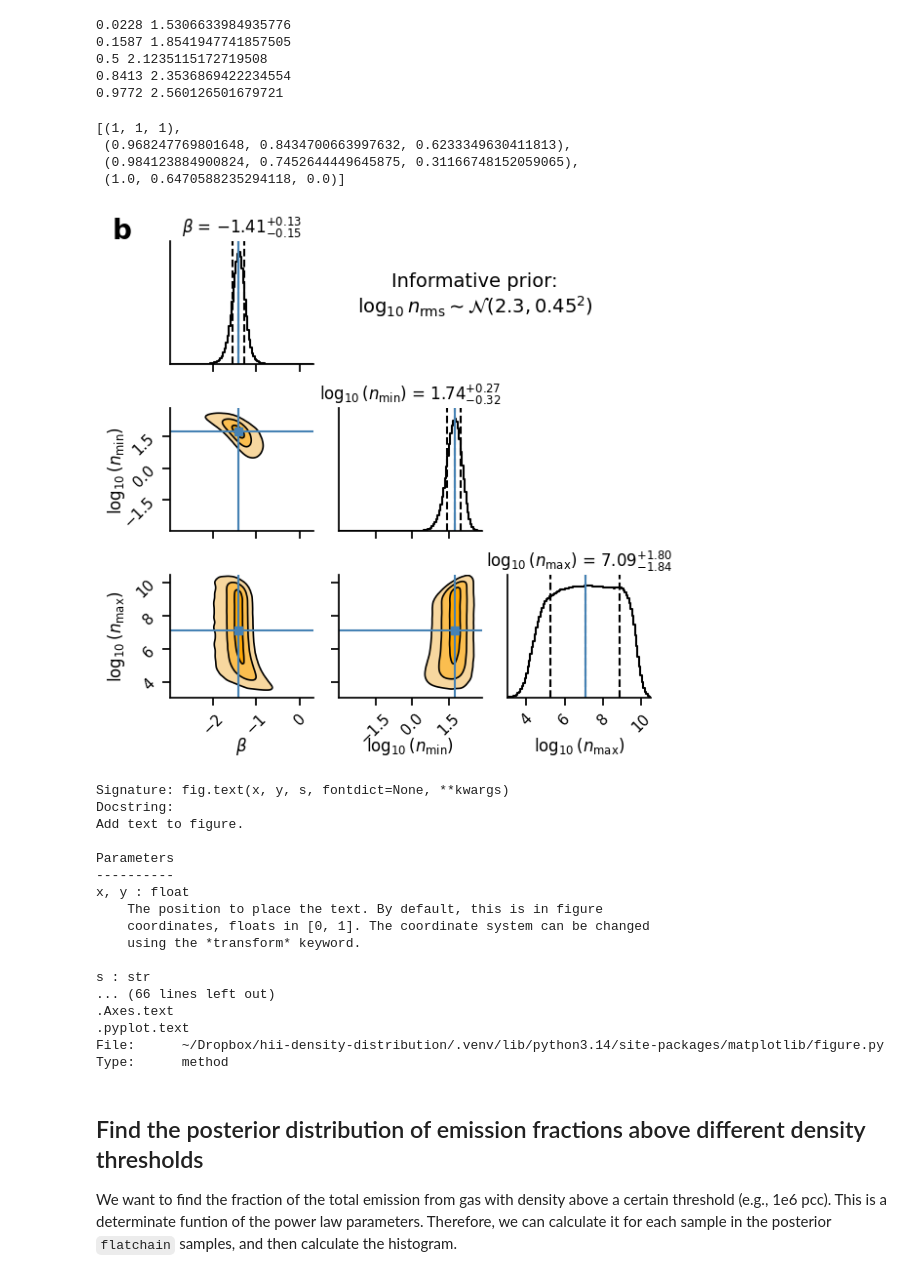
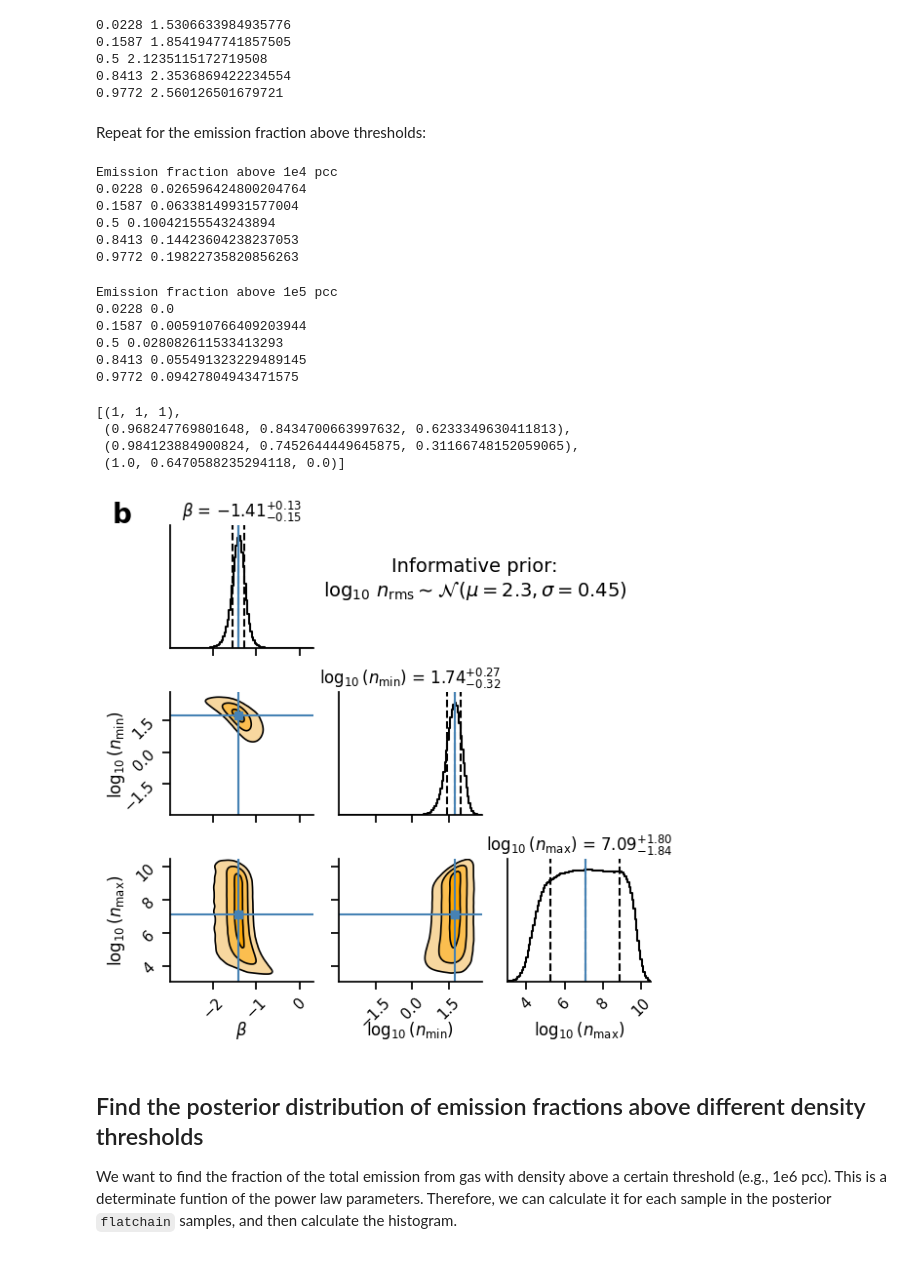
Before and after one commit to will-henney/hii-density-distribution, a Jupyter notebook: density_diagnostic_fit.ipynb, the cells around one changed output. Cells and saved outputs as stored; diff of their text form; code cells hidden in the pictures.

```diff
--- a/density_diagnostic_fit.ipynb
+++ b/density_diagnostic_fit.ipynb
@@ -508,5 +508,29 @@ samples["log_nrms"] = samples.apply(
     ),
     axis=1,
 )
+samples["fe4"] = samples.apply(
+    lambda x: np.log10(
+        ddt.PowerLawPDF(x["m"], 10 ** x["log_n0"], 10 ** x["log_n1"]).fraction_above(1e4)
+    ),
+    axis=1,
+)
+samples["fe5"] = samples.apply(
+    lambda x: np.log10(
+        ddt.PowerLawPDF(x["m"], 10 ** x["log_n0"], 10 ** x["log_n1"]).fraction_above(1e5)
+    ),
+    axis=1,
+)
+samples["fv4"] = samples.apply(
+    lambda x: np.log10(
+        ddt.PowerLawPDF(x["m"], 10 ** x["log_n0"], 10 ** x["log_n1"]).fraction_above(1e4, weighting="volume")
+    ),
+    axis=1,
+)
+samples["fv5"] = samples.apply(
+    lambda x: np.log10(
+        ddt.PowerLawPDF(x["m"], 10 ** x["log_n0"], 10 ** x["log_n1"]).fraction_above(1e5, weighting="volume")
+    ),
+    axis=1,
+)
 samples
 # %% [output]
@@ -678,9 +702,9 @@ Rather than redo the MCMC we will use the new prior as a weight for the posterio
 # arrays from your existing flattened chain
 
 m = samples["m"]
-log_nmin = samples["log_n0"]
-log_nmax = samples["log_n1"]
-log_nrms = samples["log_nrms"]  # derived quantity already computed
+log_nmin = samples["log_n0"].to_numpy()
+log_nmax = samples["log_n1"].to_numpy()
+log_nrms = samples["log_nrms"].to_numpy()  # derived quantity already computed
 
 # proposed prior on log10(n_rms)
 mu = 2.3
@@ -717,6 +746,30 @@ for q in [0.0228, 0.1587, 0.5, 0.8413, 0.9772]:
 0.5 2.1235115172719508
 0.8413 2.3536869422234554
 0.9772 2.560126501679721
+# %% [markdown]
+Repeat for the emission fraction above thresholds:
+# %%
+print("Emission fraction above 1e4 pcc")
+for q in [0.0228, 0.1587, 0.5, 0.8413, 0.9772]:
+    print(q, 10**weighted_quantile(samples["fe4"], q, w))
+# %% [output]
+Emission fraction above 1e4 pcc
+0.0228 0.026596424800204764
+0.1587 0.06338149931577004
+0.5 0.10042155543243894
+0.8413 0.14423604238237053
+0.9772 0.19822735820856263
+# %%
+print("Emission fraction above 1e5 pcc")
+for q in [0.0228, 0.1587, 0.5, 0.8413, 0.9772]:
+    print(q, 10**weighted_quantile(samples["fe5"], q, w))
+# %% [output]
+Emission fraction above 1e5 pcc
+0.0228 0.0
+0.1587 0.005910766409203944
+0.5 0.028082611533413293
+0.8413 0.055491323229489145
+0.9772 0.09427804943471575
 # %%
 new_cmap = sns.color_palette("light:orange", n_colors=4)
 new_cmap[0] = (1, 1, 1)
@@ -750,55 +803,35 @@ fig = corner.corner(
     plot_datapoints=False,
     fill_contours=True,
     smooth=2,
     smooth1d=2,
     # Contours approximately enclosing 1, 2, 3 sigma for 2D Gaussian
     levels=(0.393, 0.865, 0.989),
     contour_kwargs={
         "linewidths": 1.2,
     },
     contourf_kwargs={
         # "cmap": "Reds",
         "colors": new_cmap,
     },
     # Axis/tick control
     max_n_ticks=4,
     top_ticks=False,
 )
 sns.despine()
 fig.text(
     4/6,
     5/6,
-    "Informative prior:\n" + r"$\log_{10} n_\text{rms} \sim \mathcal{N}(2.3, 0.45^2)$",
+    "Informative prior:\n" + r"$\log_{10}\, n_\text{rms} \sim \mathcal{N}\,(\mu = 2.3, \sigma = 0.45)$",
     ha="center",
     va="center",
     fontsize=14,
 )
 fig.text(0.08, 0.92, "b", ha="right", va="bottom", fontsize=20, fontweight="bold")
 fig.set_size_inches(6.0, 6.0)
 fig.tight_layout()
 fig.savefig("plaw-density-distribution-mcmc-corner-informative-nrms.pdf")
 # %% [output]
-[figure, old version]
+[figure, new version]
-# %%
-fig.text?
-# %% [output]
-Signature: fig.text(x, y, s, fontdict=None, **kwargs)
-Docstring:
-Add text to figure.
-
-Parameters
-----------
-x, y : float
-    The position to place the text. By default, this is in figure
-    coordinates, floats in [0, 1]. The coordinate system can be changed
-    using the *transform* keyword.
-
-s : str
-... (66 lines left out)
-.Axes.text
-.pyplot.text
-File:      ~/Dropbox/hii-density-distribution/.venv/lib/python3.14/site-packages/matplotlib/figure.py
-Type:      method
 # %% [markdown]
 ## Find the posterior distribution of emission fractions above different density thresholds
 
```
Also changed, not shown: parts of 22 cells of this notebook, 17 other files.
